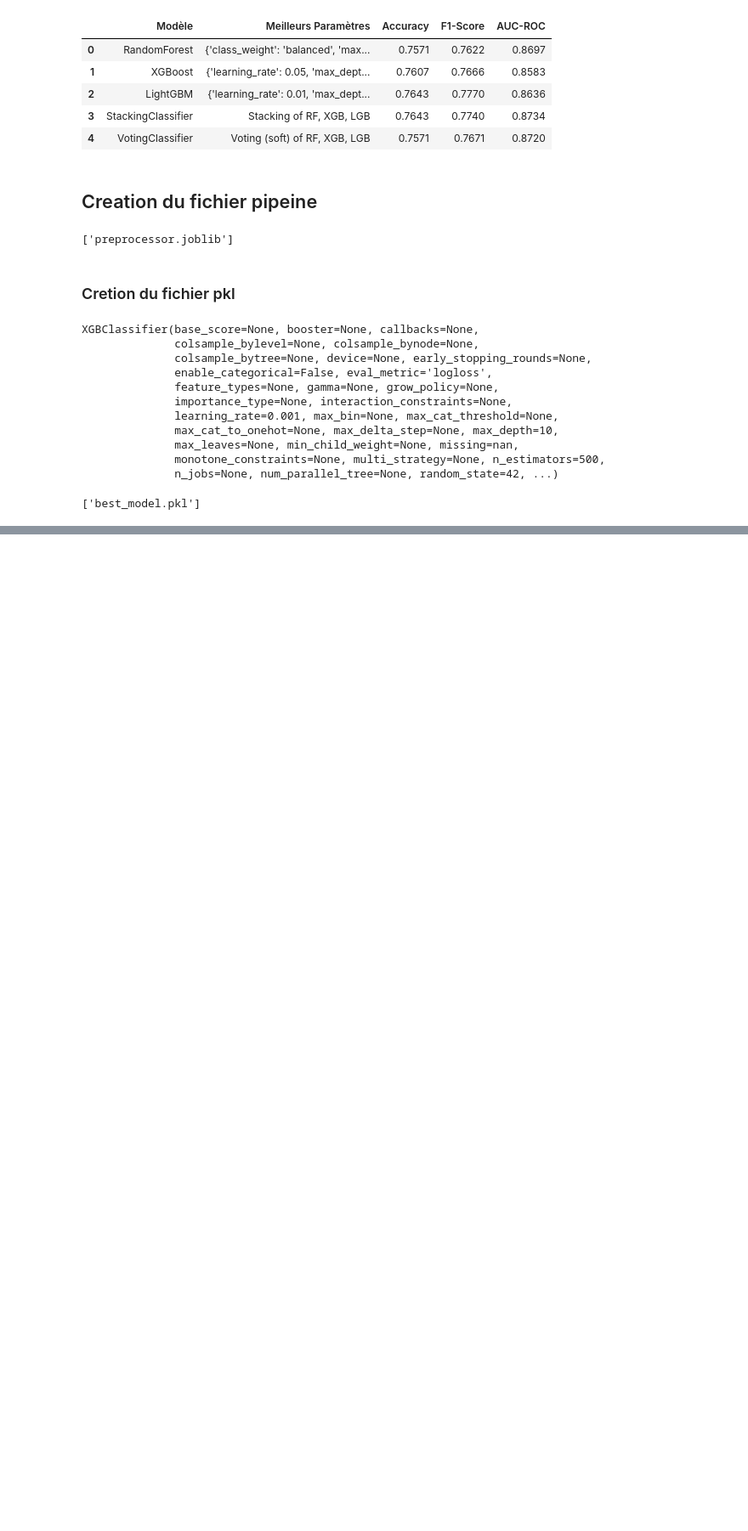
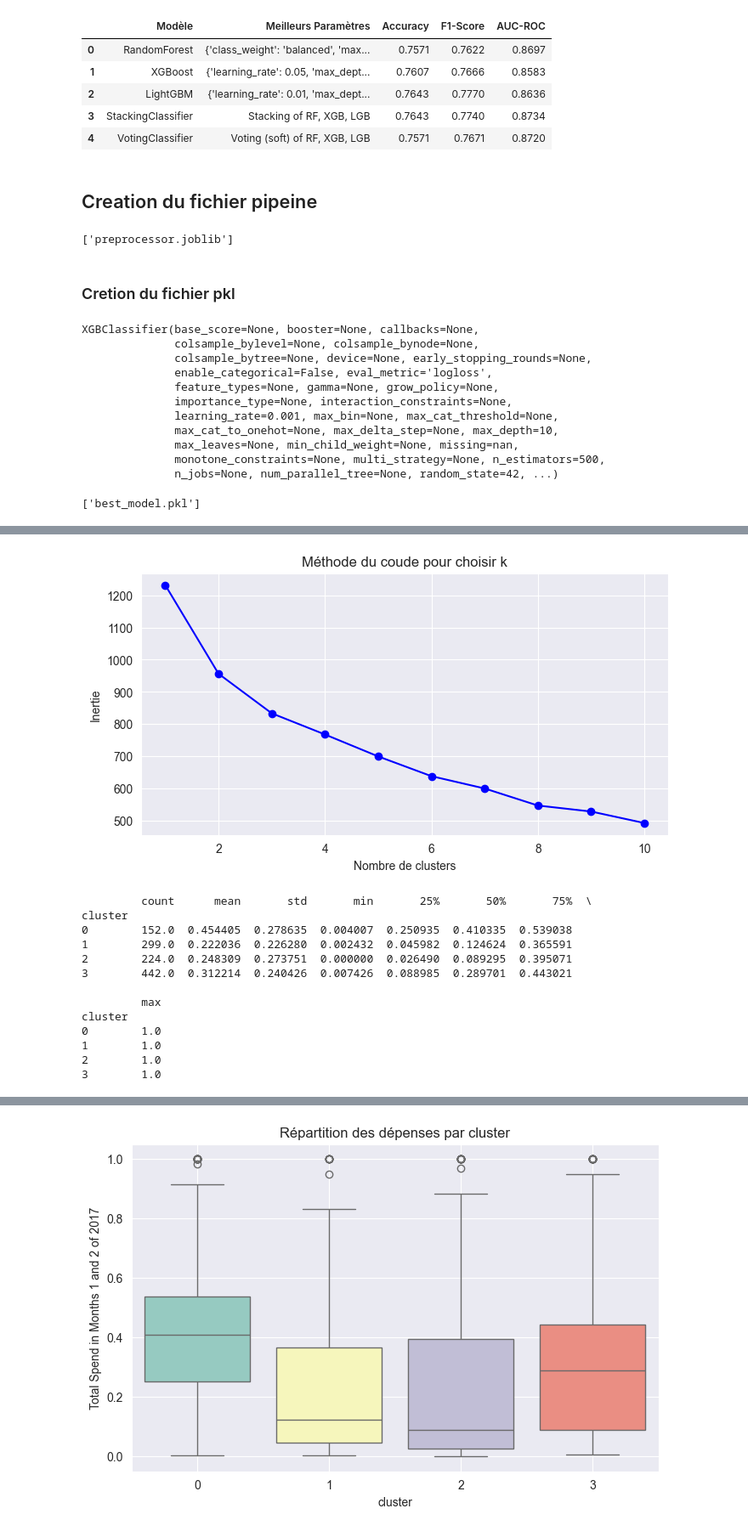
Before and after one commit to LarrySANDJO/Telecom_churn, a Jupyter notebook: CHURN/larry_notebook.ipynb, the cells around one changed output, grey strips where cells are left out. Shown at 85% size. Cells and saved outputs as stored; diff of their text form; code cells hidden in the pictures; blank space fills up the shorter version.

```diff
--- a/CHURN/larry_notebook.ipynb
+++ b/CHURN/larry_notebook.ipynb
@@ -3151,0 +3254,79 @@ dump(best_model, 'best_model.pkl')
+# %%
+import pandas as pd
+import matplotlib.pyplot as plt
+import seaborn as sns
+from sklearn.preprocessing import StandardScaler
+from sklearn.cluster import KMeans
+from sklearn.decomposition import PCA
+
+# 1. Chargement des données
+# Remplace ceci par le chemin réel de ton fichier
+# df = pd.read_csv("chemin/vers/ton_fichier.csv")
+
+# Si tu es déjà dans un notebook avec df existant, tu peux commenter la ligne ci-dessus
+
+# 2. Séparation des variables
+X = df.drop(columns=['Total Spend in Months 1 and 2 of 2017'])
+y = df['Total Spend in Months 1 and 2 of 2017']
+
+# # 3. Standardisation des données
+# scaler = StandardScaler()
+# X_scaled = scaler.fit_transform(X)
+
+X_scaled = X
+
+# 4. Détermination du nombre optimal de clusters (méthode du coude)
+inertia = []
+K = range(1, 11)
+for k in K:
+    kmeans = KMeans(n_clusters=k, random_state=42)
+    kmeans.fit(X_scaled)
+    inertia.append(kmeans.inertia_)
+
+plt.figure(figsize=(8, 4))
+plt.plot(K, inertia, 'bo-')
+plt.xlabel('Nombre de clusters')
+plt.ylabel('Inertie')
+plt.title('Méthode du coude pour choisir k')
+plt.grid(True)
+plt.show()
+
+# 5. Clustering avec le k choisi (ex. ici k=4)
+kmeans = KMeans(n_clusters=4, random_state=42)
+df['cluster'] = kmeans.fit_predict(X_scaled)
+
+# 6. Analyse par cluster de la variable de dépense
+print(df.groupby('cluster')['Total Spend in Months 1 and 2 of 2017'].describe())
+
+plt.figure(figsize=(8, 5))
+sns.boxplot(data=df, x='cluster', y='Total Spend in Months 1 and 2 of 2017', palette='Set3')
+plt.title('Répartition des dépenses par cluster')
+plt.grid(True)
+plt.show()
+
+# 7. Visualisation des clusters en 2D avec PCA
+pca = PCA(n_components=2)
+X_pca = pca.fit_transform(X_scaled)
+
+plt.figure(figsize=(8, 6))
+sns.scatterplot(x=X_pca[:, 0], y=X_pca[:, 1], hue=df['cluster'], palette='tab10')
+plt.title('Projection PCA des clusters')
+plt.xlabel('Composante principale 1')
+plt.ylabel('Composante principale 2')
+plt.grid(True)
+plt.show()
+# %% [output]
+[figure, added]
+         count      mean       std       min       25%       50%       75%  \
+cluster
+0        152.0  0.454405  0.278635  0.004007  0.250935  0.410335  0.539038
+1        299.0  0.222036  0.226280  0.002432  0.045982  0.124624  0.365591
+2        224.0  0.248309  0.273751  0.000000  0.026490  0.089295  0.395071
+3        442.0  0.312214  0.240426  0.007426  0.088985  0.289701  0.443021
+
+         max
+cluster
+0        1.0
+1        1.0
+2        1.0
+3        1.0
@@ -3151,0 +3336 @@ dump(best_model, 'best_model.pkl')
+[figure, added]
```
Also changed, not shown: parts of 10 cells of this notebook.
